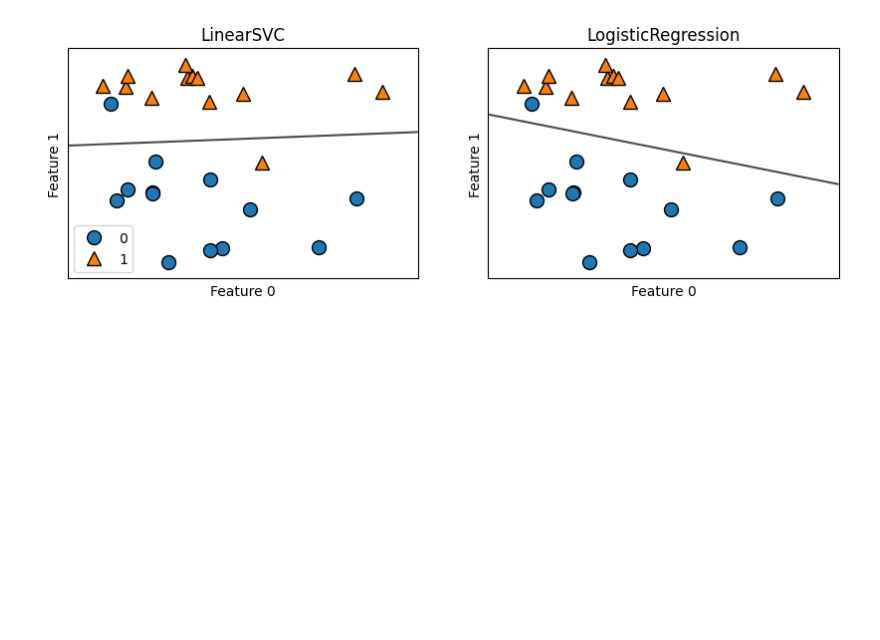
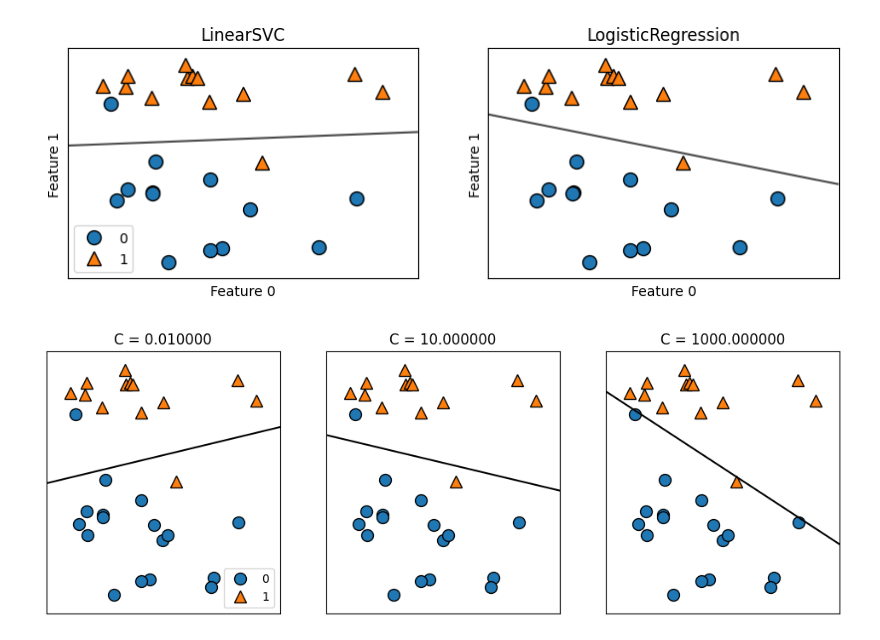
Before and after one commit to Singh-Prince-Rinku/SuperVisedMacineLearning, a Jupyter notebook: SuperVisedMachineLearning.ipynb, the cells around one changed output. Saved outputs shown, nothing was run; the diff lists cells and outputs as text; code cells hidden in the pictures; blank space fills up the shorter version.

```diff
--- a/SuperVisedMachineLearning.ipynb
+++ b/SuperVisedMachineLearning.ipynb
@@ -318,3 +318,7 @@ axes[0].legend()
 plt.show()
 # %% [output]
 [figure]
+# %%
+mglearn.plots.plot_linear_svc_regularization()
+# %% [output]
+[figure, added]
```
